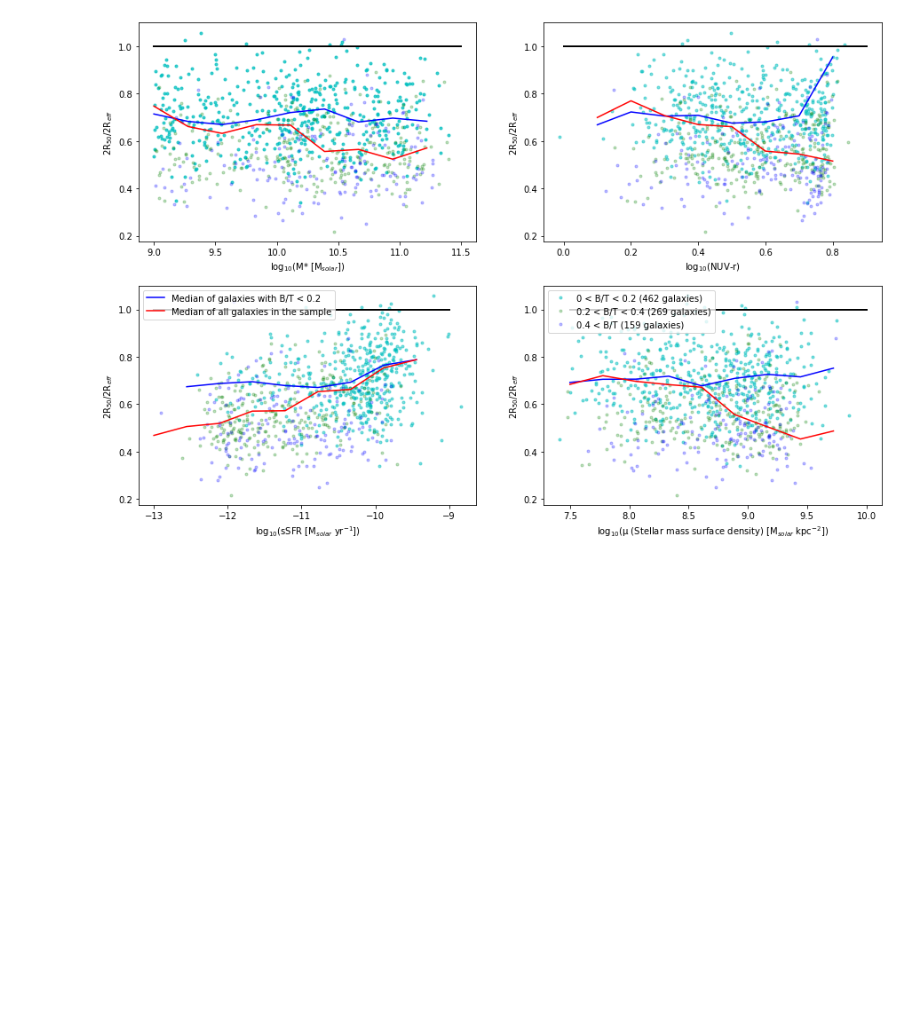
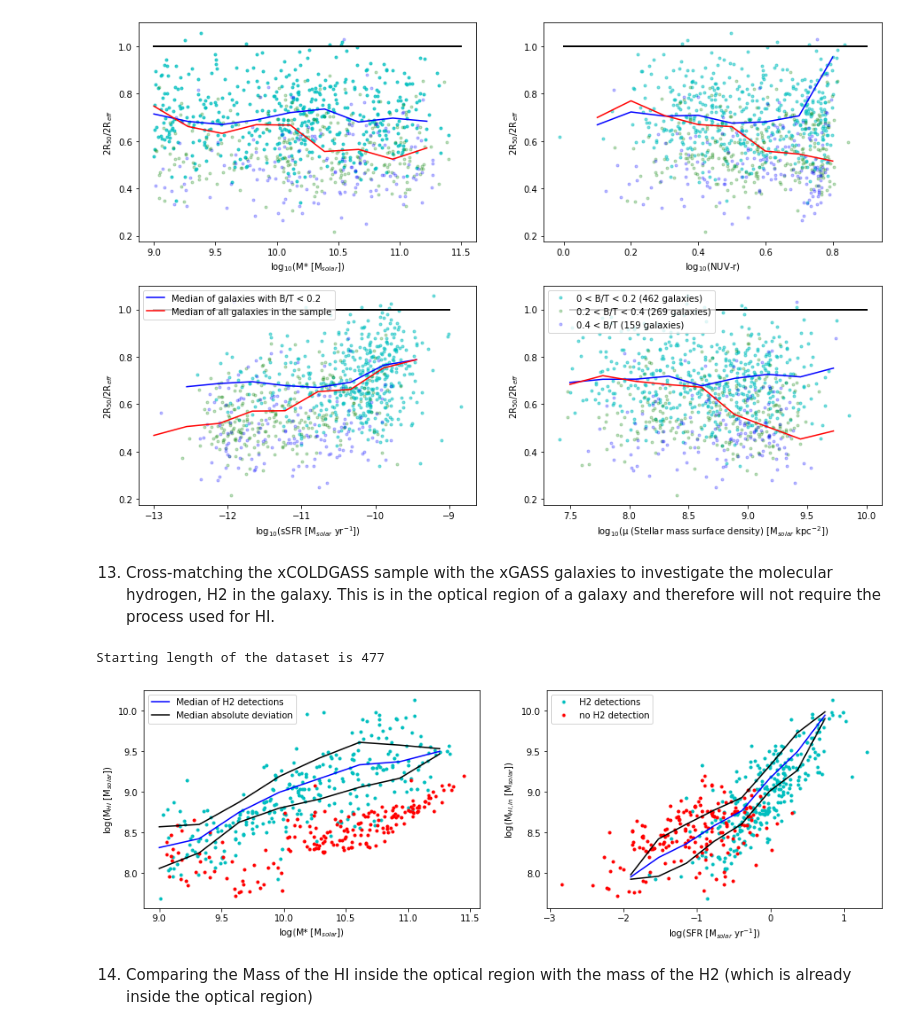
Before and after one commit to Luke-Williams-01/Luke-Williams-01, a Jupyter notebook: ICRARproject.ipynb, the cells around one changed output. Drawn from its saved outputs; the diff is of its cells as text; code cells hidden in the pictures; blank space fills up the shorter version.

```diff
--- a/ICRARproject.ipynb
+++ b/ICRARproject.ipynb
@@ -1719,3 +1721,35 @@ plt.plot(bins_Must[:-1], mHI_Must_gl[:-1], 'r-')
 plt.legend(loc='upper left');
 # %% [output]
 [figure]
+# %% [markdown]
+13) Cross-matching the xCOLDGASS sample with the xGASS galaxies to investigate the molecular hydrogen, H2 in the galaxy. This is in the optical region of a galaxy and therefore will not require the process used for HI.
+# %%
+# Reading in the cross-matched .fits file:
+hdulist1 = fits.open('xGASSCOLDGASS_matched.fits')
+hdu1 = hdulist1[1].data
+cols1 = hdulist1[1].columns
+# Importing data into arrays
+XCO_0 = hdu1['XCO']
+FLAG_CO_0 = hdu1['FLAG_CO']
+FluxCO_corr_0 = hdu1['ICO_COR']
+LumCO_corr_0 = hdu1['LCO_COR']
+Z_CO_0 = hdu1['Z_CO']
+lgMH2_0 = hdu1['LOGMH2']
+limlgMH2_0 = hdu1['LIM_LOGMH2']
+lgMH2_2_Ms_0 = hdu1['LOGMH2MS']
+lgMSTAR_0 = hdu1['LOGMSTAR']
+lgSFRbest_0 = hdu1['LOGSFR_BEST']
+print('Starting length of the dataset is', len(FLAG_CO_0))
+# %% [output]
+Starting length of the dataset is 477
+# %%
+# Need to separate the H2 data into the detections and the non-detection upper limits
+# We can use the CO flag for this, 1 = H2 detection, 2 = no H2 detection (upper limit only)
+# H2 detections
+lgMH2_det = np.delete(lgMH2_0, (np.where(FLAG_CO_0 > 1)))
+lgMSTAR_det = np.delete(lgMSTAR_0, (np.where(FLAG_CO_0 > 1)))
+lgSFRbest_det = np.delete(lgSFRbest_0, (np.where(FLAG_CO_0 > 1)))
+# H2 non-detections
+limlgMH2_ndet = np.delete(limlgMH2_0, (np.where(FLAG_CO_0 < 2)))
+lgMSTAR_ndet = np.delete(lgMSTAR_0, (np.where(FLAG_CO_0 < 2)))
+lgSFRbest_ndet = np.delete(lgSFRbest_0, (np.where(FLAG_CO_0 < 2)))
@@ -1721,0 +1789,28 @@ plt.legend(loc='upper left');
+# %%
+# Plotting the relations between the H2 mass in the galaxy and stellar mass as well as the Star formation rate
+plt.figure(figsize = (15,10))
+# H2 mass against Stellar mass
+plt.subplot(221)
+plt.plot(lgMSTAR_det, lgMH2_det, 'c.')
+plt.plot(lgMSTAR_ndet, limlgMH2_ndet, 'r.')
+plt.plot(H2bins[:-2], mH2_1[:-2], 'b-', label = 'Median of H2 detections')
+plt.plot(H2bins[:-2], H2pMAD1[:-2], 'k-', label = 'Median absolute deviation')
+plt.plot(H2bins[:-2], H2nMAD1[:-2], 'k-')
+plt.xlabel('log(M* [M$_{solar}$])')
+plt.ylabel('log(M$_{HI}$ [M$_{solar}$])')
+plt.legend(loc='upper left')
+
+# H2 mass against Star formation rate
+plt.subplot(222)
+plt.plot(lgSFRbest_det, lgMH2_det, 'c.', label= 'H2 detections')
+plt.plot(lgSFRbest_ndet, limlgMH2_ndet, 'r.', label= 'no H2 detection')
+plt.plot(H2bins2[:-2], mH2_2[:-2], 'b-')
+plt.plot(H2bins2[:-2], H2pMAD2[:-2], 'k-')
+plt.plot(H2bins2[:-2], H2nMAD2[:-2], 'k-')
+plt.xlabel('log(SFR [M$_{solar}$ yr$^{-1}$])')
+plt.ylabel('log(M$_{HI, in}$ [M$_{solar}$])')
+plt.legend(loc='upper left');
+# %% [output]
+[figure, added]
+# %% [markdown]
+14) Comparing the Mass of the HI inside the optical region with the mass of the H2 (which is already inside the optical region)
```
Also changed, not shown: parts of 4 cells of this notebook.
